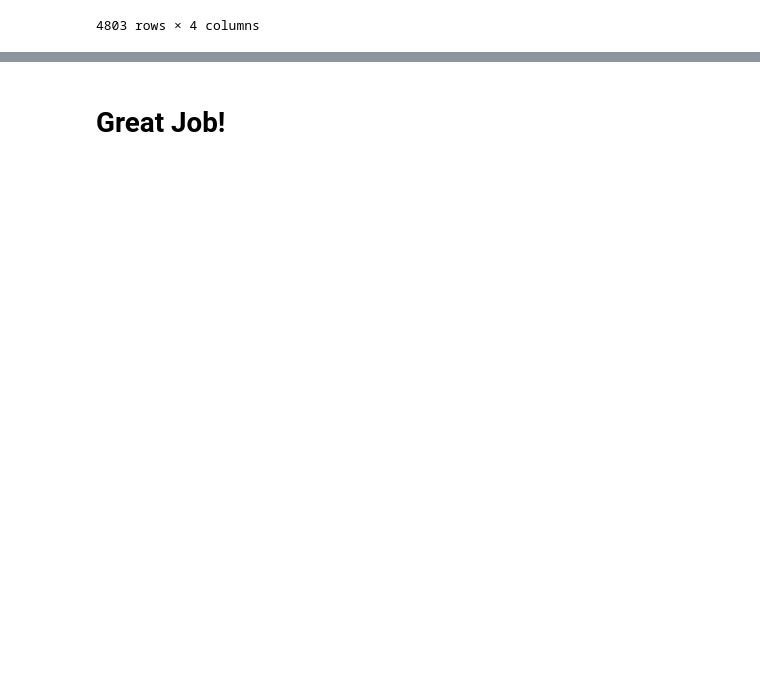
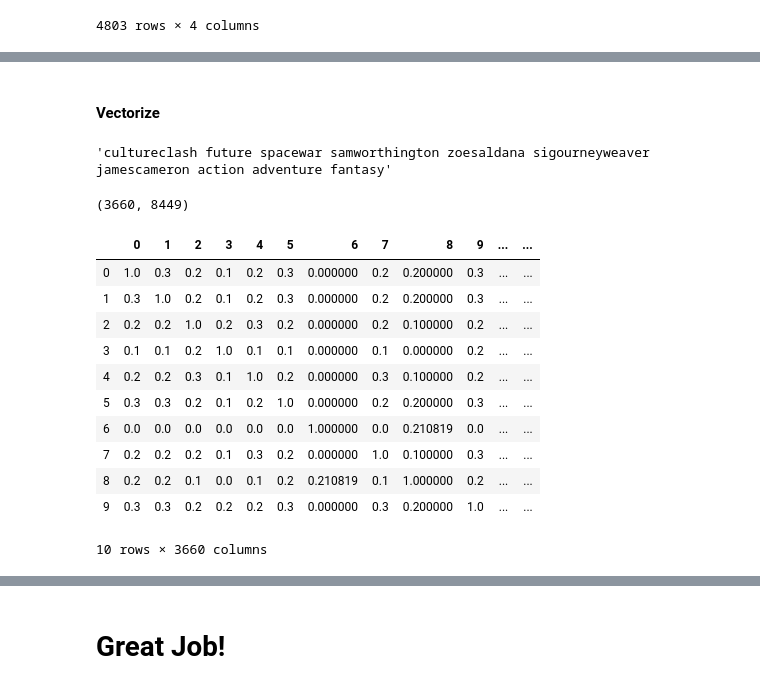
Before and after one commit to pksvv/25JRecommender, a Jupyter notebook: Movie Recommendation System.ipynb, the cells around one changed output, grey strips where cells are left out. Drawn from its saved outputs; the diff is of its cells as text; code cells hidden in the pictures; blank space fills up the shorter version.

```diff
--- a/Movie Recommendation System.ipynb
+++ b/Movie Recommendation System.ipynb
@@ -631,17 +631,7 @@ df[features]
 # %%
 def joinKeywords(x):
     return ' '.join(x['keywords']) + ' ' + ' '.join(x['cast']) + ' ' + x['director'] + ' ' + ' '.join(x['genres'])
-# %%
-#df.drop(3661,inplace=True)
-#df.drop(3670,inplace=True)
-#df.drop(3729,inplace=True)
-#df.drop(3977,inplace=True)
-#df.drop(4068,inplace=True)
-#df.drop(4105,inplace=True)
-#df.drop(4118,inplace=True)
-#df.drop(4123,inplace=True)
-#df.drop(4247,inplace=True)
-#df.drop(4305,inplace=True)
-df.drop(4314,inplace=True)
+# %%
+df.drop(df.index[3660:],inplace=True)
 # %%
 df['joined'] = df.apply(joinKeywords,axis=1)
@@ -649,0 +638,35 @@ TypeError: ('can only concatenate str (not "list") to str', 'occurred at index 4
+# %% [markdown]
+#### Vectorize
+# %%
+from sklearn.feature_extraction.text import CountVectorizer
+
+cv = CountVectorizer(stop_words='english')
+
+cm = cv.fit_transform(df['joined'])
+# %%
+df['joined'][0]
+# %% [output]
+'cultureclash future spacewar samworthington zoesaldana sigourneyweaver jamescameron action adventure fantasy'
+# %%
+cm.shape
+# %% [output]
+(3660, 8449)
+# %%
+cosine_sim_2 = cosine_similarity(cm,cm)
+# %%
+df_cs_2 = pd.DataFrame(cosine_sim_2)
+
+df_cs_2.head(10)
+# %% [output]
+|  | 0 | 1 | 2 | 3 | 4 | 5 | 6 | 7 | 8 | 9 | ... | ... |
+| 0 | 1.0 | 0.3 | 0.2 | 0.1 | 0.2 | 0.3 | 0.000000 | 0.2 | 0.200000 | 0.3 | ... | ... |
+| 1 | 0.3 | 1.0 | 0.2 | 0.1 | 0.2 | 0.3 | 0.000000 | 0.2 | 0.200000 | 0.3 | ... | ... |
+| 2 | 0.2 | 0.2 | 1.0 | 0.2 | 0.3 | 0.2 | 0.000000 | 0.2 | 0.100000 | 0.2 | ... | ... |
+| 3 | 0.1 | 0.1 | 0.2 | 1.0 | 0.1 | 0.1 | 0.000000 | 0.1 | 0.000000 | 0.2 | ... | ... |
+| 4 | 0.2 | 0.2 | 0.3 | 0.1 | 1.0 | 0.2 | 0.000000 | 0.3 | 0.100000 | 0.2 | ... | ... |
+| 5 | 0.3 | 0.3 | 0.2 | 0.1 | 0.2 | 1.0 | 0.000000 | 0.2 | 0.200000 | 0.3 | ... | ... |
+| 6 | 0.0 | 0.0 | 0.0 | 0.0 | 0.0 | 0.0 | 1.000000 | 0.0 | 0.210819 | 0.0 | ... | ... |
+| 7 | 0.2 | 0.2 | 0.2 | 0.1 | 0.3 | 0.2 | 0.000000 | 1.0 | 0.100000 | 0.3 | ... | ... |
+| 8 | 0.2 | 0.2 | 0.1 | 0.0 | 0.1 | 0.2 | 0.210819 | 0.1 | 1.000000 | 0.2 | ... | ... |
+| 9 | 0.3 | 0.3 | 0.2 | 0.2 | 0.2 | 0.3 | 0.000000 | 0.3 | 0.200000 | 1.0 | ... | ... |
+10 rows × 3660 columns
```
Also changed, not shown: parts of 5 cells of this notebook.
